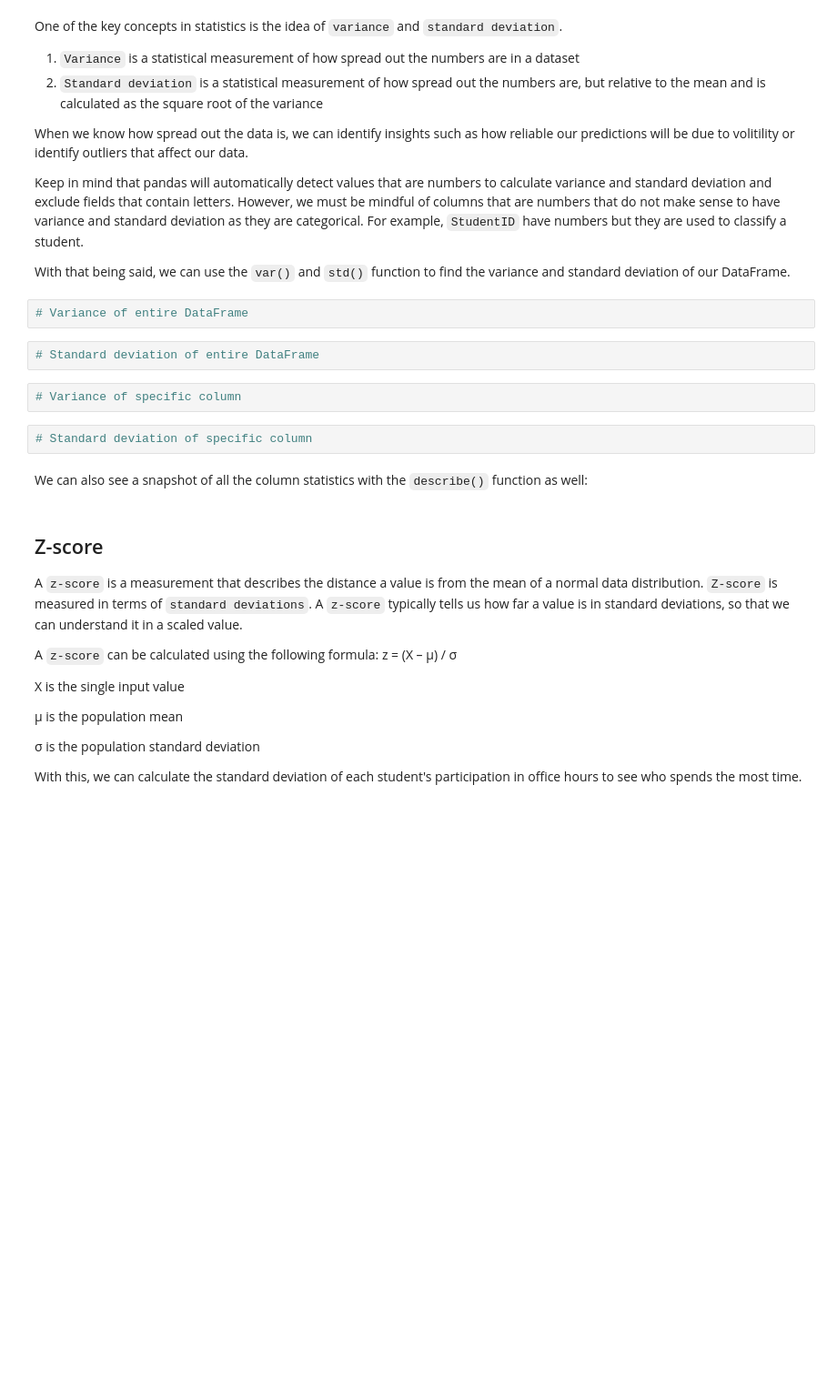
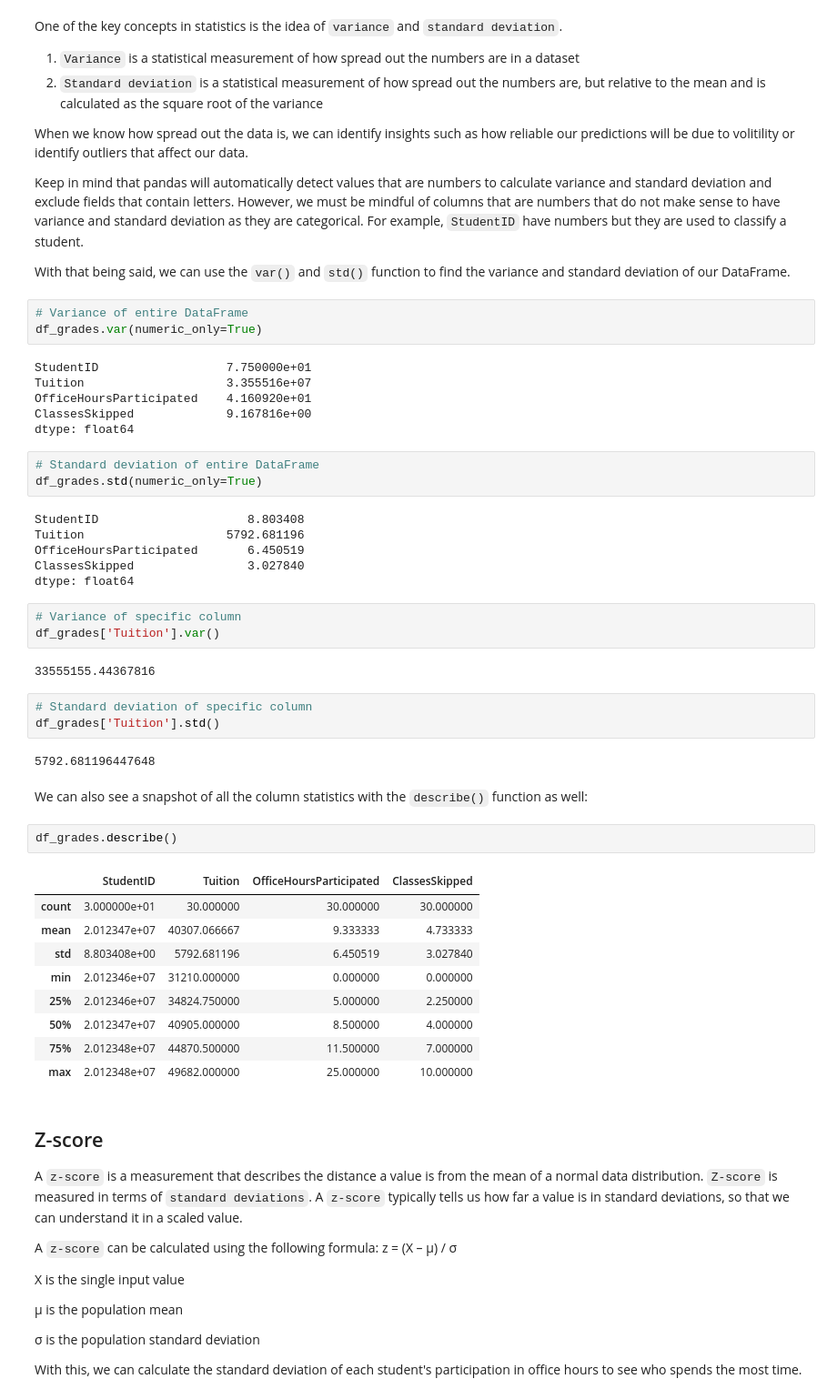
Before and after one commit to aswinaus/Python_Practice, a Jupyter notebook: 2 - Statistical Analysis.ipynb, the cells around one changed output. Shown: that part at 91% size. Drawn from its saved outputs; the diff is of its cells as text; blank space fills up the shorter version.

```diff
--- a/2 - Statistical Analysis.ipynb
+++ b/2 - Statistical Analysis.ipynb
@@ -72,14 +72,46 @@ Keep in mind that pandas will automatically detect values that are numbers to ca
 With that being said, we can use the `var()` and `std()` function to find the variance and standard deviation of our DataFrame.
 # %%
 # Variance of entire DataFrame
+df_grades.var(numeric_only=True)
+# %% [output]
+StudentID                  7.750000e+01
+Tuition                    3.355516e+07
+OfficeHoursParticipated    4.160920e+01
+ClassesSkipped             9.167816e+00
+dtype: float64
 # %%
 # Standard deviation of entire DataFrame
+df_grades.std(numeric_only=True)
+# %% [output]
+StudentID                     8.803408
+Tuition                    5792.681196
+OfficeHoursParticipated       6.450519
+ClassesSkipped                3.027840
+dtype: float64
 # %%
 # Variance of specific column
+df_grades['Tuition'].var()
+# %% [output]
+33555155.44367816
 # %%
 # Standard deviation of specific column
+df_grades['Tuition'].std()
+# %% [output]
+5792.681196447648
 # %% [markdown]
 We can also see a snapshot of all the column statistics with the `describe()` function as well:
+# %%
+df_grades.describe()
+# %% [output]
+|  | StudentID | Tuition | OfficeHoursParticipated | ClassesSkipped |
+| count | 3.000000e+01 | 30.000000 | 30.000000 | 30.000000 |
+| mean | 2.012347e+07 | 40307.066667 | 9.333333 | 4.733333 |
+| std | 8.803408e+00 | 5792.681196 | 6.450519 | 3.027840 |
+| min | 2.012346e+07 | 31210.000000 | 0.000000 | 0.000000 |
+| 25% | 2.012346e+07 | 34824.750000 | 5.000000 | 2.250000 |
+| 50% | 2.012347e+07 | 40905.000000 | 8.500000 | 4.000000 |
+| 75% | 2.012348e+07 | 44870.500000 | 11.500000 | 7.000000 |
+| max | 2.012348e+07 | 49682.000000 | 25.000000 | 10.000000 |
 # %% [markdown]
 ## Z-score
 
```
Also changed, not shown: parts of 6 cells of this notebook.
